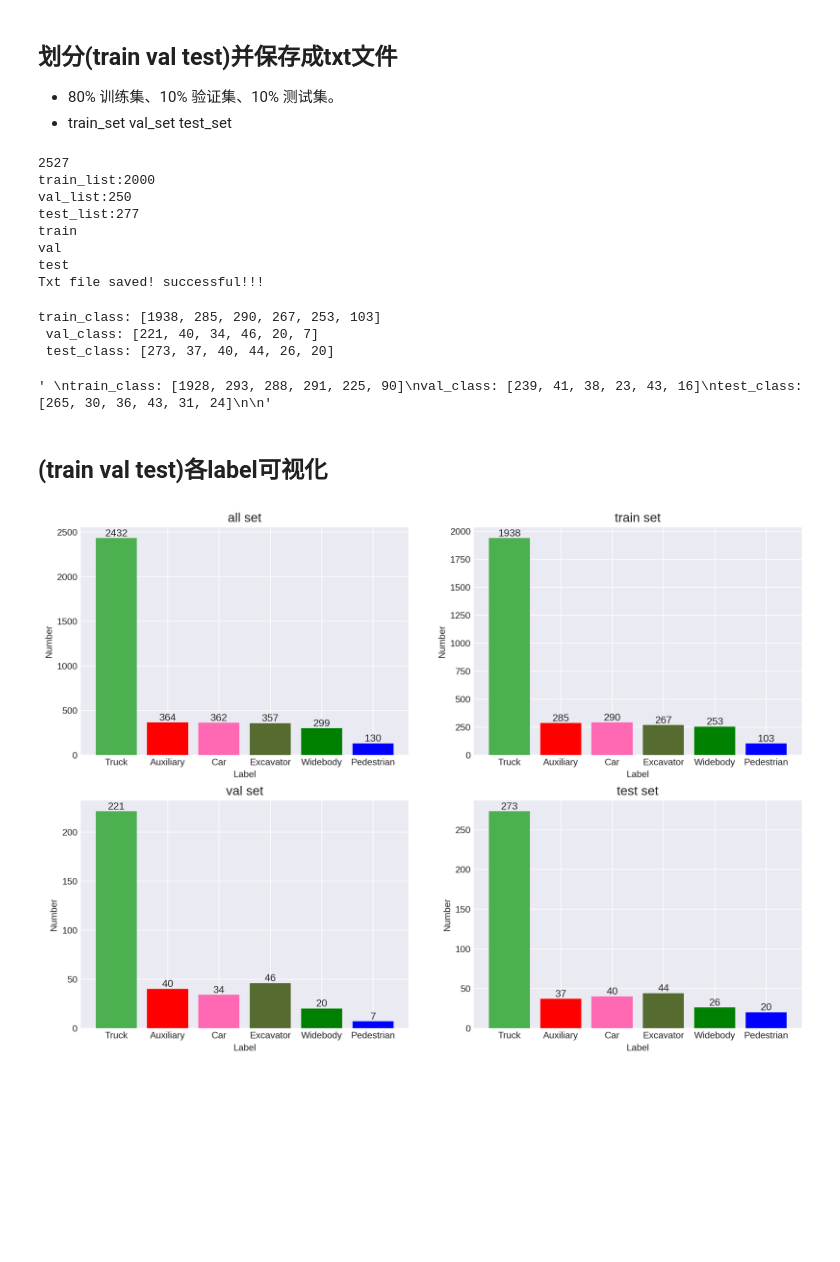
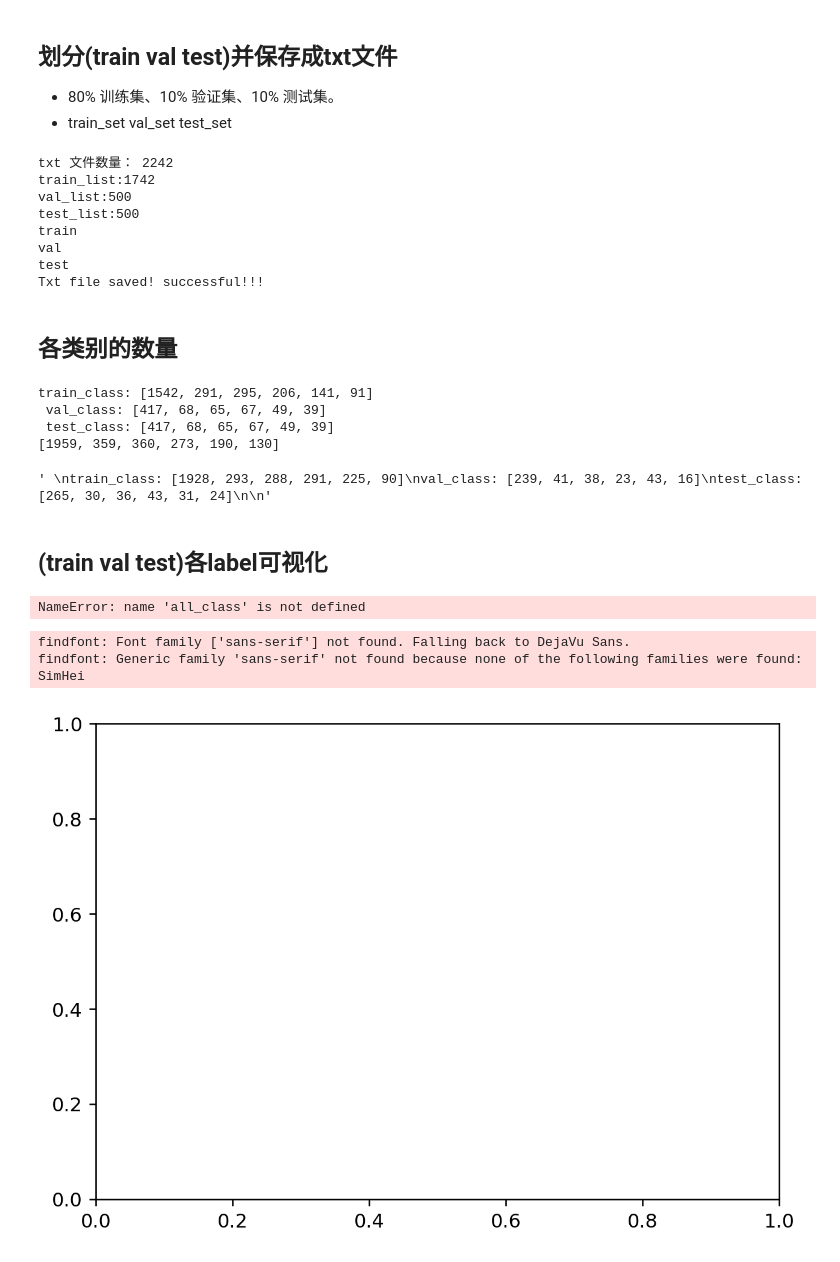
Before and after one commit to HuangCongQing/Python, a Jupyter notebook: data_process/02dataset划分并可视化.ipynb, the cells around one changed output. Saved outputs shown, nothing was run; the diff lists cells and outputs as text; code cells hidden in the pictures; blank space fills up the shorter version.

```diff
--- a/data_process/02dataset划分并可视化.ipynb
+++ b/data_process/02dataset划分并可视化.ipynb
@@ -227,7 +227,7 @@ import os
 import numpy as np
 import random
 
-txt_path = "/home/hcq/data/2022anno/finaul_result/txt_result"
+txt_path = "/home/hcq/data/2022anno/finaul_result/txt_result_180filter" # 180m过滤后的txt标注文件
 
 txt_list = os.listdir(txt_path)
 # list_json = os.listdir('%s/%s/livox/'%(i,j))
@@ -235,16 +235,39 @@ txt_list = os.listdir(txt_path)
 num_list = [int(x.split('.')[0]) for x in txt_list] # 只
 num_list.sort()
 # 1打乱顺序====================================
-random.shuffle(num_list)
+# random.shuffle(num_list)
 
-# 2分离各自数据集===============================================
-print(len(num_list))
-train_list = num_list[0:2000]
+# 2分离各自数据集2242===========================================================================================================
+print("txt 文件数量：", len(num_list)) # 2242
+# train_list = num_list[0:2000]
+# train_list.sort()
+# val_list = num_list[2000:2250]
+# val_list.sort()
+# test_list = num_list[2250:]
+# test_list.sort()
+
+# 去除180m外的结果
+# train_list = num_list[0:1794]
+# train_list.sort()
+# val_list = num_list[1794:]
+# val_list.sort()
+# test_list = num_list[1794:]
+# test_list.sort()
+
+# 测试均匀 no shuffle
+train_list = num_list[0:650] + num_list[1200:] + num_list[850:900]
+# print(train_list)
 train_list.sort()
-val_list = num_list[2000:2250]
+# val_list = num_list[750:1000] # target
+# val_list = num_list[650:1200] # target
+val_list = num_list[650:850] + num_list[900:1200] # target
 val_list.sort()
-test_list = num_list[2250:]
+# test_list = num_list[400:750] # only truck Auxiliary===============================
+# test_list = num_list[850:950] #  widebody &Truck=================================
+test_list = num_list[650:850] + num_list[900:1200] #  widebody
 test_list.sort()
+
+
 # print("train_list:%d \nval_list:%d \ntest_list:%d "%(len(train_list), len(val_list),len(test_list) ))
 
 # 3 分别保存各自文件名到txt文件中
@@ -269,22 +292,26 @@ for key in dataset:
     fo.close() # 必须要加,不然会有txt文件数据为空!!!
 print("Txt file saved! successful!!!")
 # %% [output]
-2527
-train_list:2000
-val_list:250
-test_list:277
+txt 文件数量： 2242
+train_list:1742
+val_list:500
+test_list:500
 train
 val
 test
 Txt file saved! successful!!!
+# %% [markdown]
+## 各类别的数量
 # %%
 # 可视化 train_set val_set test_set各自label
 class_path = "/home/hcq/pointcloud/Python/data_process"
-txt_path = "/home/hcq/data/2022anno/finaul_result/txt_result"
+# txt_path = "/home/hcq/data/2022anno/finaul_result/txt_result"
+txt_path = "/home/hcq/data/2022anno/finaul_result/txt_result_180filter" # 180m过滤后的txt标注文件
 
 labels = ['Truck','Auxiliary','Car','Excavator','Widebody','Pedestrian']
 # 创建一个元素都为0的列表：
 l=6
+all_class = [0]*l
 train_class = [0]*l
 val_class = [0]*l
 test_class = [0]*l
@@ -333,6 +360,8 @@ for i in txt_dict:
             test_class[4] += len([x[0] for x in content if x[0] == 'Widebody'])
             test_class[5] += len([x[0] for x in content if x[0] == 'Pedestrian'])
 print("train_class: %s\n val_class: %s\n test_class: %s"%(train_class,val_class,test_class))
+all_class = np.sum([train_class, val_class], axis=0).tolist() # 修改=======================================
+print(all_class)
 
 # 可视化
 # /home/hcq/pointcloud/python-libraries/03Matplotlib/应用/柱状图.ipynb
@@ -343,9 +372,10 @@ test_class: [265, 30, 36, 43, 31, 24]
 
 '''
 # %% [output]
-train_class: [1938, 285, 290, 267, 253, 103]
- val_class: [221, 40, 34, 46, 20, 7]
- test_class: [273, 37, 40, 44, 26, 20]
+train_class: [1542, 291, 295, 206, 141, 91]
+ val_class: [417, 68, 65, 67, 49, 39]
+ test_class: [417, 68, 65, 67, 49, 39]
+[1959, 359, 360, 273, 190, 130]
 ' \ntrain_class: [1928, 293, 288, 291, 225, 90]\nval_class: [239, 41, 38, 23, 43, 16]\ntest_class: [265, 30, 36, 43, 31, 24]\n\n'
 # %% [markdown]
 ## (train val test)各label可视化
@@ -361,7 +391,7 @@ plt.figure(figsize=(14, 10), dpi=230)
 #plot 1:===============================
 plt.subplot(2, 2, 1)
 x = np.array(['Truck','Auxiliary','Car','Excavator','Widebody','Pedestrian'])
-y = np.array([2432, 364, 362, 357, 299, 130])
+y = np.array(all_class) # 修改！！！！！！！！！！！！！！！！！
 
 plt.bar(x, y,  color = ["#4CAF50","red","hotpink","#556B2F","green","blue"])
 
@@ -371,7 +401,7 @@ for a,b in zip(x,y):
 
 plt.xlabel("Label")  #设置X轴Y轴名称
 plt.ylabel("Number")
-plt.title("all set", fontsize=14)
+plt.title("all set(总数量可能有变化)", fontsize=14)
 plt.style.use('seaborn-darkgrid') # 设置画图的风格
 
 
@@ -405,31 +435,34 @@ for a,b in zip(x,y):
 plt.xlabel("Label")  #设置X轴Y轴名称
 plt.ylabel("Number")
 plt.title("val set", fontsize=14)
 plt.style.use('seaborn-darkgrid') # 设置画图的风格
 
 #plot 4:===============================
 plt.subplot(2, 2, 4)
 x = np.array(['Truck','Auxiliary','Car','Excavator','Widebody','Pedestrian'])
 y = np.array(test_class)
 
 plt.bar(x, y,  color = ["#4CAF50","red","hotpink","#556B2F","green","blue"])
 
 #使用text显示数值
 for a,b in zip(x,y):
  plt.text(a, b+0.05, '%.0f' % b, ha='center', va= 'bottom',fontsize=11)
 
 plt.xlabel("Label")  #设置X轴Y轴名称
 plt.ylabel("Number")
 plt.title("test set", fontsize=14)
 plt.style.use('seaborn-darkgrid') # 设置画图的风格
 
 
 # ===============================
 
 # 保存图片
 fig=plt.gcf()
 fig.savefig('./dataset.jpg')
 
 plt.show()
 # %% [output]
+NameError: name 'all_class' is not defined
+findfont: Font family ['sans-serif'] not found. Falling back to DejaVu Sans.
+findfont: Generic family 'sans-serif' not found because none of the following families were found: SimHei
-[figure, old version]
+[figure, new version]
```
Also changed, not shown: 6 other files.
